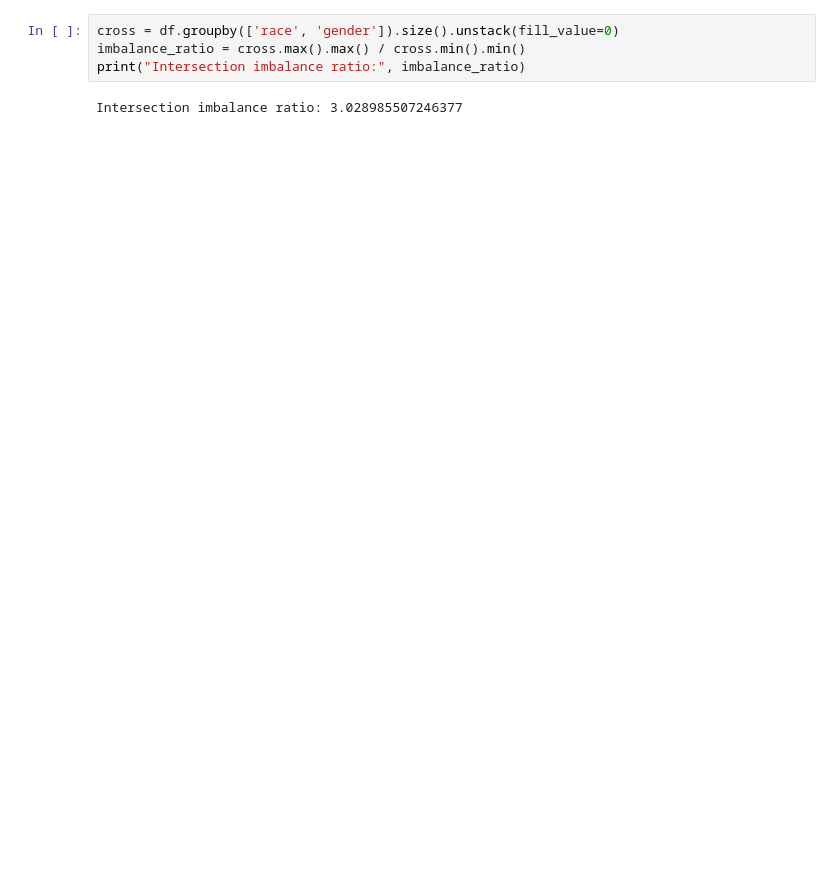
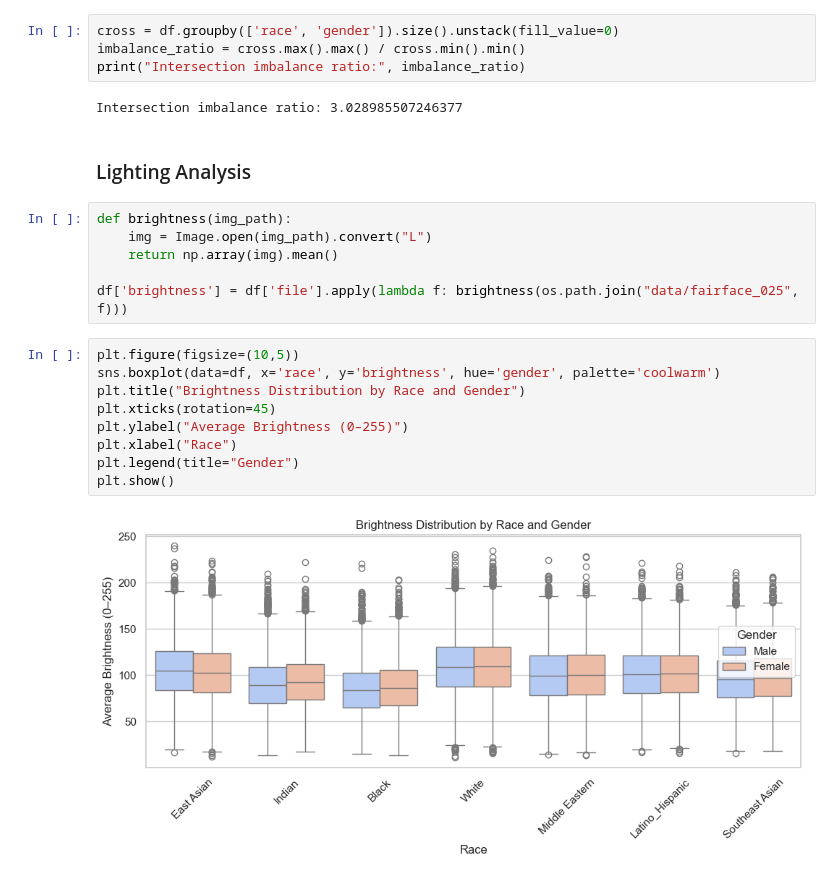
Before and after one commit to nigelcheong/bias-mitigation-fairface, a Jupyter notebook: eda.ipynb, the cells around one changed output. Saved outputs shown, nothing was run; the diff lists cells and outputs as text; blank space fills up the shorter version.

```diff
--- a/facial_recognition_bias_mitigation.ipynb
+++ b/eda.ipynb
@@ -229,3 +262,22 @@ imbalance_ratio = cross.max().max() / cross.min().min()
 print("Intersection imbalance ratio:", imbalance_ratio)
 # %% [output]
 Intersection imbalance ratio: 3.028985507246377
+# %% [markdown]
+### Lighting Analysis
+# %%
+def brightness(img_path):
+    img = Image.open(img_path).convert("L")
+    return np.array(img).mean()
+
+df['brightness'] = df['file'].apply(lambda f: brightness(os.path.join("data/fairface_025", f)))
+# %%
+plt.figure(figsize=(10,5))
+sns.boxplot(data=df, x='race', y='brightness', hue='gender', palette='coolwarm')
+plt.title("Brightness Distribution by Race and Gender")
+plt.xticks(rotation=45)
+plt.ylabel("Average Brightness (0–255)")
+plt.xlabel("Race")
+plt.legend(title="Gender")
+plt.show()
+# %% [output]
+[figure, added]
```
Also changed, not shown: parts of 8 cells of this notebook.
